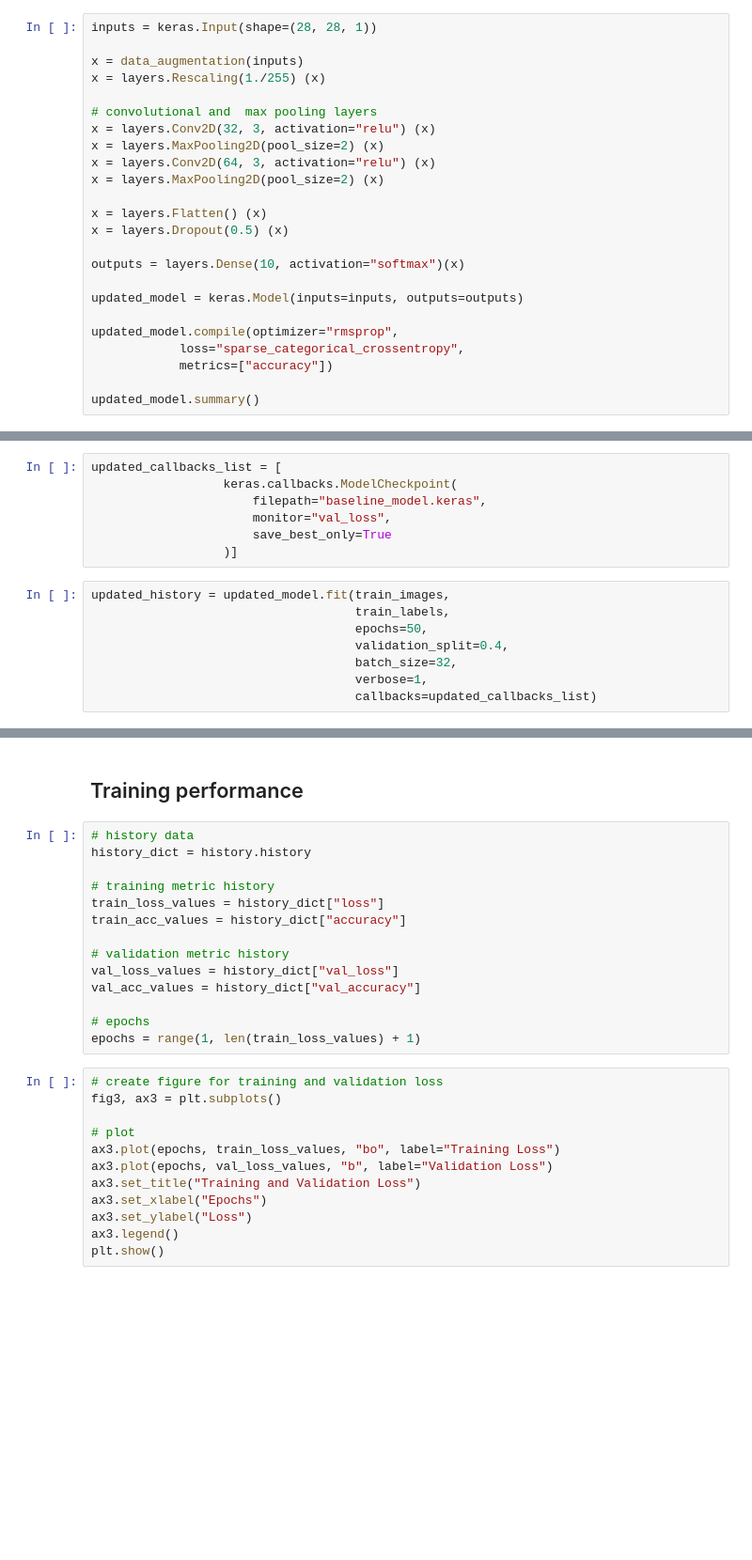
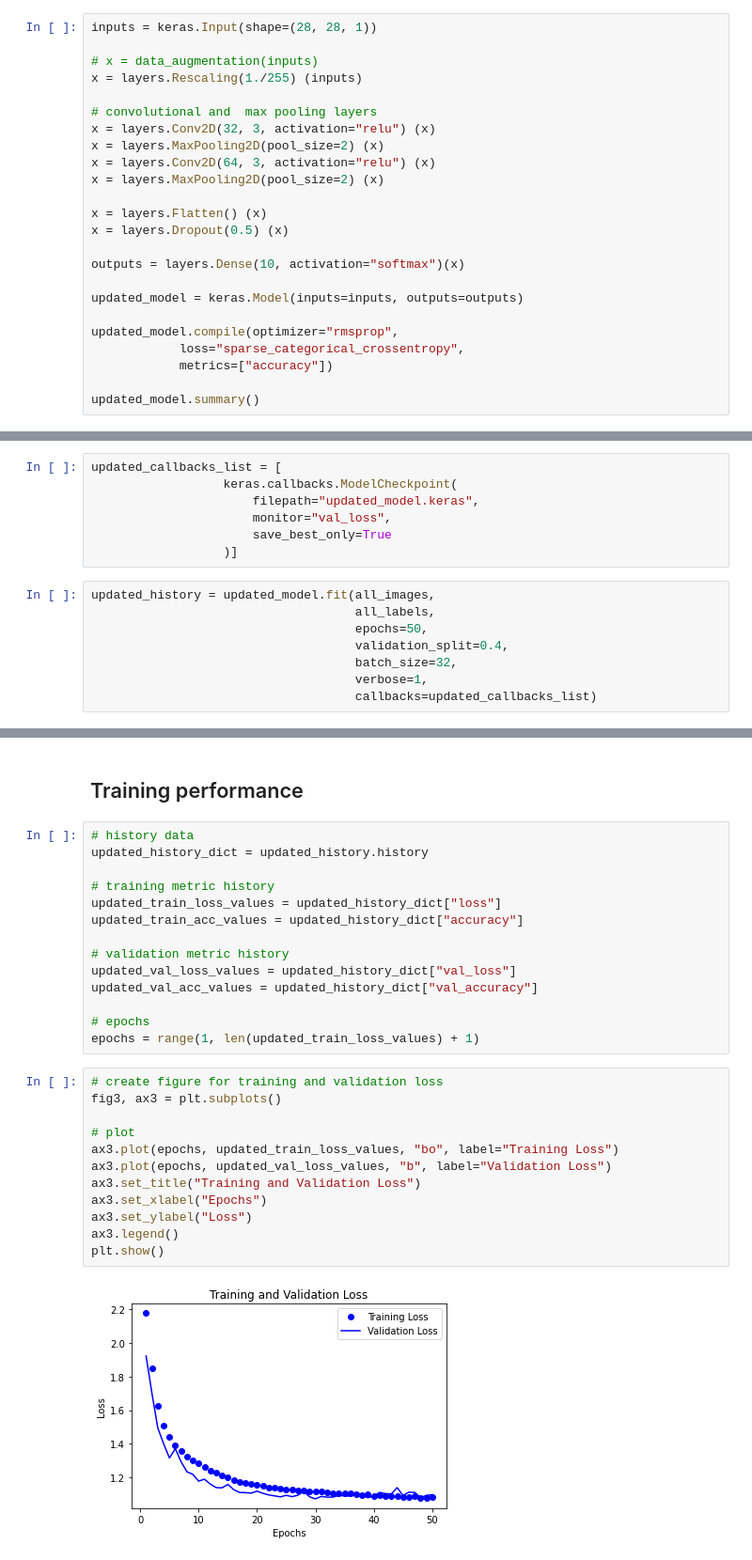
Before and after one commit to diegosol127/CSCE-636-Deep-Learning, a Jupyter notebook: Homework/CSCE_636_Proj01_Sol.ipynb, the cells around one changed output, grey strips where cells are left out. Shown at 94% size. Saved outputs shown, nothing was run; the diff lists cells and outputs as text; blank space fills up the shorter version.

```diff
--- a/Homework/CSCE_636_Proj01_Sol.ipynb
+++ b/Homework/CSCE_636_Proj01_Sol.ipynb
@@ -255,8 +255,8 @@ Create a convolutional model that includes data augmentation
 # %%
 inputs = keras.Input(shape=(28, 28, 1))
 
-x = data_augmentation(inputs)
-x = layers.Rescaling(1./255) (x)
+# x = data_augmentation(inputs)
+x = layers.Rescaling(1./255) (inputs)
 
 # convolutional and  max pooling layers
 x = layers.Conv2D(32, 3, activation="relu") (x)
@@ -334,13 +309,13 @@ plt.axis("off")
 # %%
 updated_callbacks_list = [
                   keras.callbacks.ModelCheckpoint(
-                      filepath="baseline_model.keras",
+                      filepath="updated_model.keras",
                       monitor="val_loss",
                       save_best_only=True
                   )]
 # %%
-updated_history = updated_model.fit(train_images,
-                                    train_labels,
+updated_history = updated_model.fit(all_images,
+                                    all_labels,
                                     epochs=50,
                                     validation_split=0.4,
                                     batch_size=32,
@@ -368,27 +343,29 @@ Epoch 50/50
 ## Training performance
 # %%
 # history data
-history_dict = history.history
+updated_history_dict = updated_history.history
 
 # training metric history
-train_loss_values = history_dict["loss"]
-train_acc_values = history_dict["accuracy"]
+updated_train_loss_values = updated_history_dict["loss"]
+updated_train_acc_values = updated_history_dict["accuracy"]
 
 # validation metric history
-val_loss_values = history_dict["val_loss"]
-val_acc_values = history_dict["val_accuracy"]
+updated_val_loss_values = updated_history_dict["val_loss"]
+updated_val_acc_values = updated_history_dict["val_accuracy"]
 
 # epochs
-epochs = range(1, len(train_loss_values) + 1)
+epochs = range(1, len(updated_train_loss_values) + 1)
 # %%
 # create figure for training and validation loss
 fig3, ax3 = plt.subplots()
 
 # plot
-ax3.plot(epochs, train_loss_values, "bo", label="Training Loss")
-ax3.plot(epochs, val_loss_values, "b", label="Validation Loss")
+ax3.plot(epochs, updated_train_loss_values, "bo", label="Training Loss")
+ax3.plot(epochs, updated_val_loss_values, "b", label="Validation Loss")
 ax3.set_title("Training and Validation Loss")
 ax3.set_xlabel("Epochs")
 ax3.set_ylabel("Loss")
 ax3.legend()
 plt.show()
+# %% [output]
+[figure, added]
```
Also changed, not shown: parts of 14 cells of this notebook.
